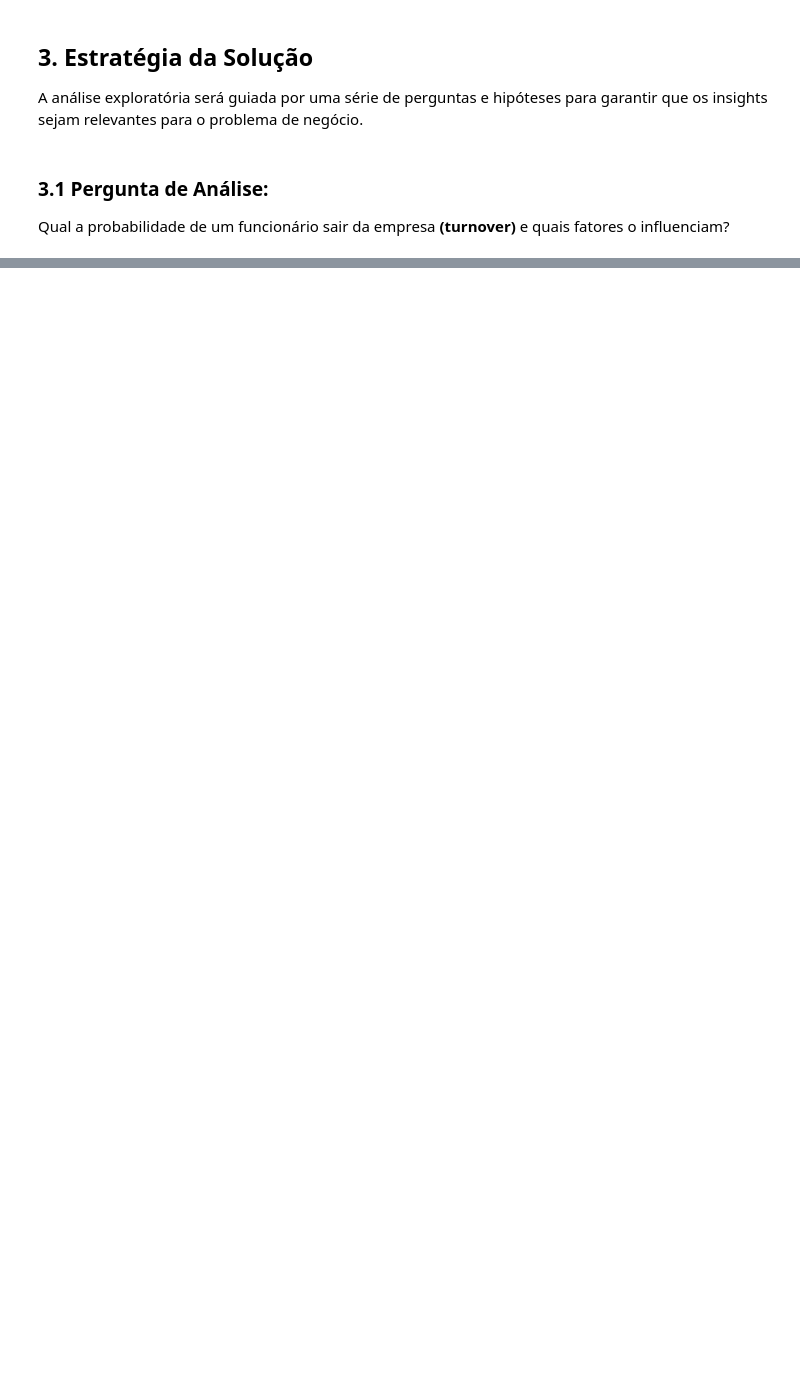
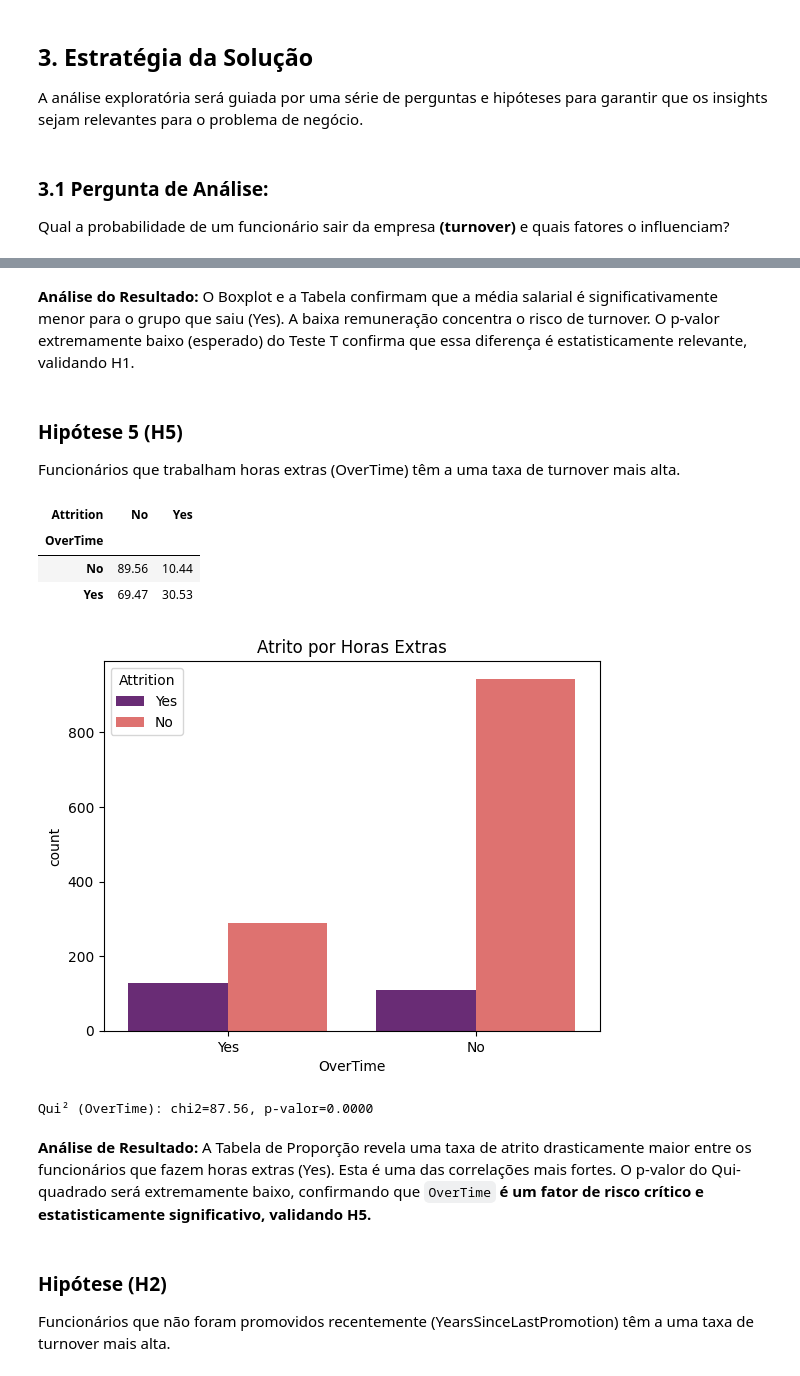
Before and after one commit to lucasalmeida097/HR-Attrition-Prediction, a Jupyter notebook: notebooks/eda.ipynb, the cells around one changed output, grey strips where cells are left out. Cells and saved outputs as stored; diff of their text form; code cells hidden in the pictures; blank space fills up the shorter version.

```diff
--- a/notebooks/eda.ipynb
+++ b/notebooks/eda.ipynb
@@ -432,0 +233,32 @@ Testes de Significância
+# %% [markdown]
+**Análise do Resultado:**
+O Boxplot e a Tabela confirmam que a média salarial é significativamente menor para o grupo que saiu (Yes). A baixa remuneração concentra o risco de turnover. O p-valor extremamente baixo (esperado) do Teste T confirma que essa diferença é estatisticamente relevante, validando H1.
+# %% [markdown]
+### Hipótese 5 (H5)
+Funcionários que trabalham horas extras (OverTime) têm a uma taxa de turnover mais alta.
+# %%
+# 1. Tabela de Contagem (Proporção de Turnover por Horas Extras)
+contingency_h5 = pd.crosstab(df['OverTime'], df['Attrition'], normalize='index') * 100
+display(contingency_h5.round(2))
+
+# 2. Gráfico de Contagem
+sns.countplot(data=df, x="OverTime", hue="Attrition", palette='magma')
+plt.title("Atrito por Horas Extras")
+plt.show()
+
+# 3. Teste Qui-quadrado
+chi2, p, dof, expected = stats.chi2_contingency(pd.crosstab(df['OverTime'], df['Attrition']))
+print(f"Qui² (OverTime): chi2={chi2:.2f}, p-valor={p:.4f}")
+# %% [output]
+| Attrition | No | Yes |
+| OverTime |  |  |
+| No | 89.56 | 10.44 |
+| Yes | 69.47 | 30.53 |
+[figure, added]
+Qui² (OverTime): chi2=87.56, p-valor=0.0000
+# %% [markdown]
+**Análise de Resultado:**
+A Tabela de Proporção revela uma taxa de atrito drasticamente maior entre os funcionários que fazem horas extras (Yes). Esta é uma das correlações mais fortes. O p-valor do Qui-quadrado será extremamente baixo, confirmando que `OverTime` **é um fator de risco crítico e estatisticamente significativo, validando H5.**
+# %% [markdown]
+### Hipótese (H2)
+Funcionários que não foram promovidos recentemente (YearsSinceLastPromotion) têm a uma taxa de turnover mais alta.
```
Also changed, not shown: parts of 82 cells of this notebook, 1 other file.
